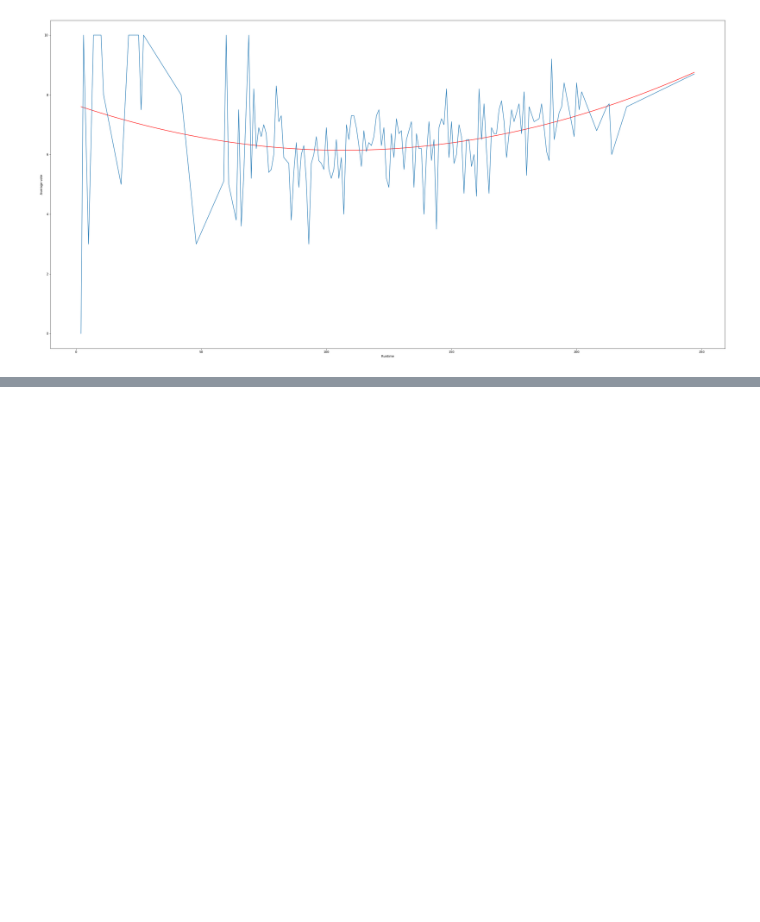
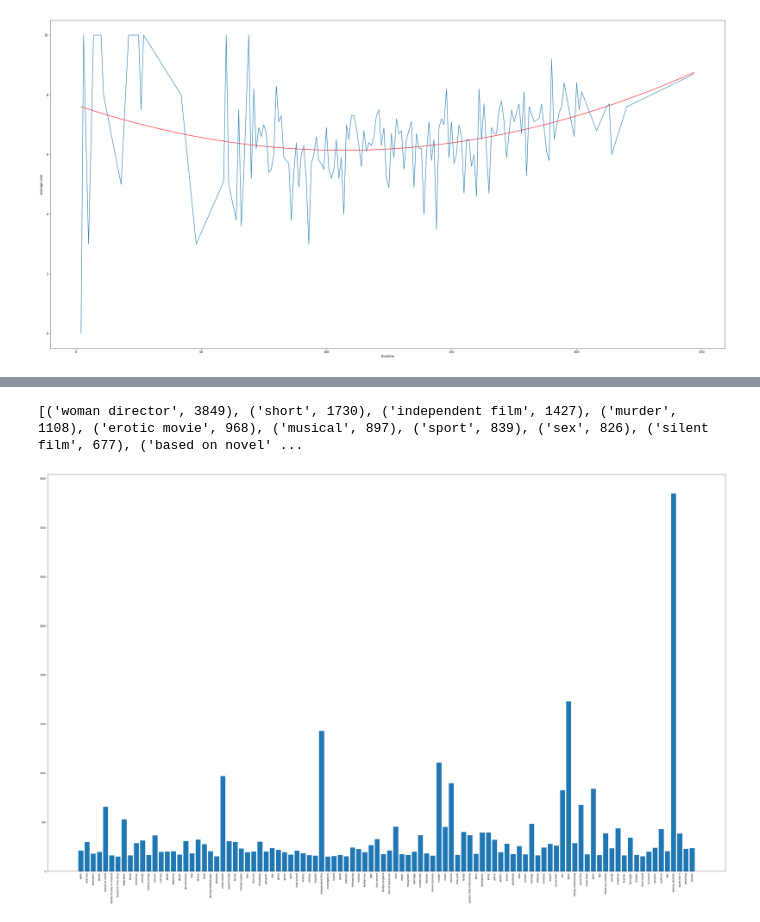
Before and after one commit to gabelovsky/objav_scripts, a Jupyter notebook: data_processing.ipynb, the cells around one changed output, grey strips where cells are left out. Saved outputs shown, nothing was run; the diff lists cells and outputs as text; code cells hidden in the pictures; blank space fills up the shorter version.

```diff
--- a/data_processing.ipynb
+++ b/data_processing.ipynb
@@ -414,0 +423,23 @@ plt.show()
+# %%
+keywords_dict={}
+for index, row in test_data.iterrows():
+    row_keywords=ast.literal_eval(row['keywords'])
+    for keyword in row_keywords:
+        if keyword['name'] not in keywords_dict:
+            keywords_dict[keyword['name']]=0
+        keywords_dict[keyword['name']]=keywords_dict[keyword['name']]+1
+# %%
+sorted_k = sorted(keywords_dict.items(), key=operator.itemgetter(1),reverse=True)
+print(sorted_k[:100])
+# %% [output]
+[('woman director', 3849), ('short', 1730), ('independent film', 1427), ('murder', 1108), ('erotic movie', 968), ('musical', 897), ('sport', 839), ('sex', 826), ('silent film', 677), ('based on novel' ...
+# %%
+labels, data = zip(*sorted_k[:100])
+
+
+plt.figure( figsize=(50, 30))
+plt.bar(labels, data)
+plt.xticks(rotation=90)
+plt.show()
+# %% [output]
+[figure, added]
```
Also changed, not shown: parts of 6 cells of this notebook.
